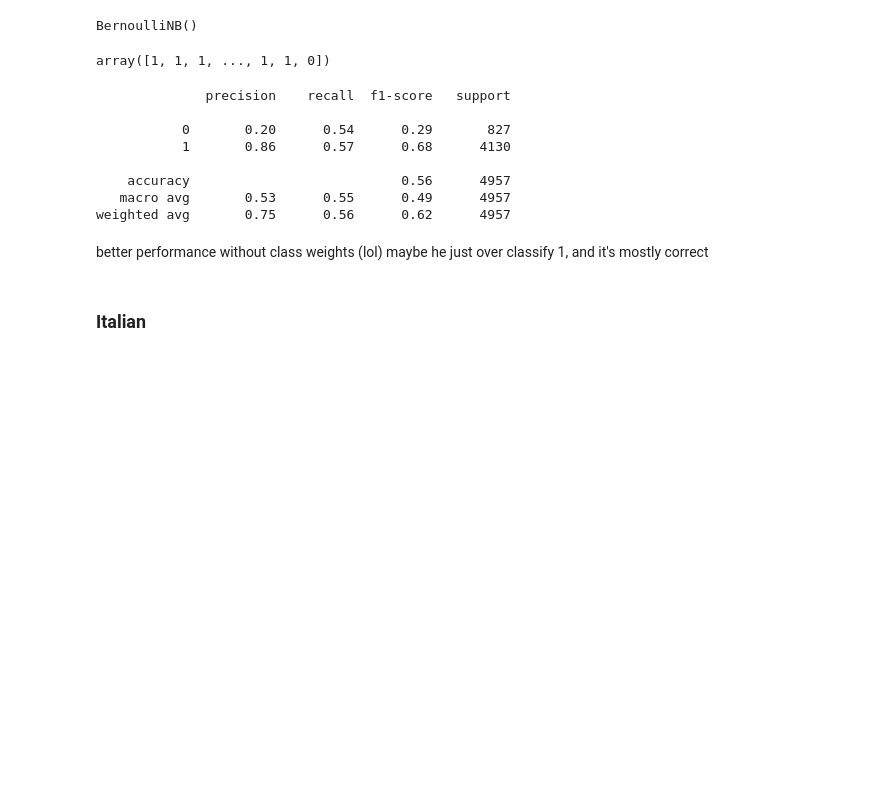
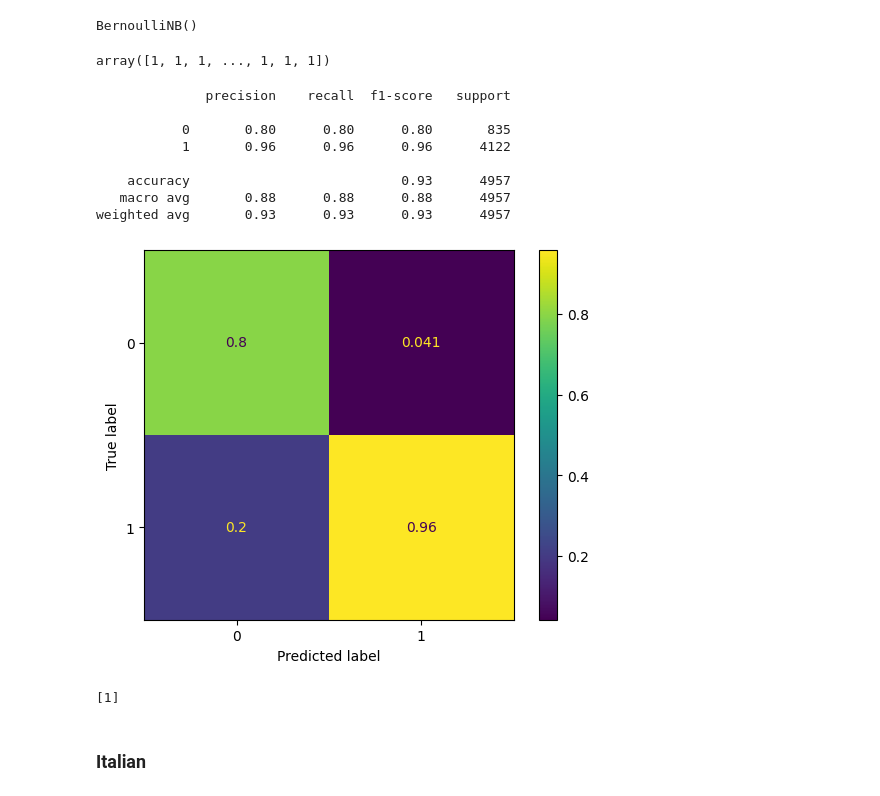
Before and after one commit to RageOfTheDucks/NLP_HSD, a Jupyter notebook: ORDINE2.ipynb, the cells around one changed output. Drawn from its saved outputs; the diff is of its cells as text; code cells hidden in the pictures; blank space fills up the shorter version.

```diff
--- a/ORDINE2.ipynb
+++ b/ORDINE2.ipynb
@@ -440,7 +505,7 @@ plot_similar_word(src_words, embedding_word2id_en, embeddings_en, tgt_words, emb
 ## Correctly format the texts
 # %%
 # Deinfe some variables
-VOCABULARY_SIZE = 10000
+VOCABULARY_SIZE = 50000
 EMBEDDING_DIM = 300
 SEQ_LENGTH = 300
 
@@ -573,35 +624,58 @@ class_weights_dict
 # %% [markdown]
 ### English
 # %%
-from sklearn.naive_bayes import BernoulliNB
+count_vect = CountVectorizer()
+tfidf_transformer = TfidfTransformer()
+
+X_train_counts = count_vect.fit_transform(X_train_en)
+X_train_tfidf = tfidf_transformer.fit_transform(X_train_counts)
 
 nb_clf = BernoulliNB()
 
 # Multiply each sample by the corresponding class
 sample_weights = class_weights[Y_train_en]
 
-nb_clf.fit(X_train_en_padded, Y_train_en, sample_weights)
+nb_clf.fit(X_train_tfidf, Y_train_en, sample_weights)
 # %% [output]
 BernoulliNB()
-# %%
-test_ds_predicted = nb_clf.predict(X_test_en_padded)
-test_ds_predicted
-# %% [output]
-array([1, 1, 1, ..., 1, 1, 0])
+# %%
+X_new_counts = count_vect.transform(X_test_en)
+X_new_tfidf = tfidf_transformer.transform(X_new_counts)
+
+test_ds_predicted = nb_clf.predict(X_new_tfidf)
+test_ds_predicted
+# %% [output]
+array([1, 1, 1, ..., 1, 1, 1])
 # %%
 print(metrics.classification_report(Y_test_en,test_ds_predicted))
 # %% [output]
               precision    recall  f1-score   support
 
-           0       0.20      0.54      0.29       827
-           1       0.86      0.57      0.68      4130
+           0       0.80      0.80      0.80       835
+           1       0.96      0.96      0.96      4122
 
-    accuracy                           0.56      4957
-   macro avg       0.53      0.55      0.49      4957
-weighted avg       0.75      0.56      0.62      4957
+    accuracy                           0.93      4957
+   macro avg       0.88      0.88      0.88      4957
+weighted avg       0.93      0.93      0.93      4957
-# %% [markdown]
-better performance without class weights (lol)
-maybe he just over classify 1, and it's mostly correct
+# %%
+#Create confusion matrix and normalizes it over predicted (columns)
+cm = confusion_matrix(Y_test_en, test_ds_predicted , normalize='pred')
+
+disp = ConfusionMatrixDisplay(confusion_matrix=cm)
+disp.plot()
+plt.show()
+# %% [output]
+[figure, added]
+# %%
+docs_new = ['i love pizza']
+X_new_counts = count_vect.transform(docs_new)
+X_new_tfidf = tfidf_transformer.transform(X_new_counts)
+
+predicted = nb_clf.predict(X_new_tfidf)
+
+print(predicted)
+# %% [output]
+[1]
 # %% [markdown]
  ### Italian
 # %%
```
Also changed, not shown: parts of 52 cells of this notebook.
